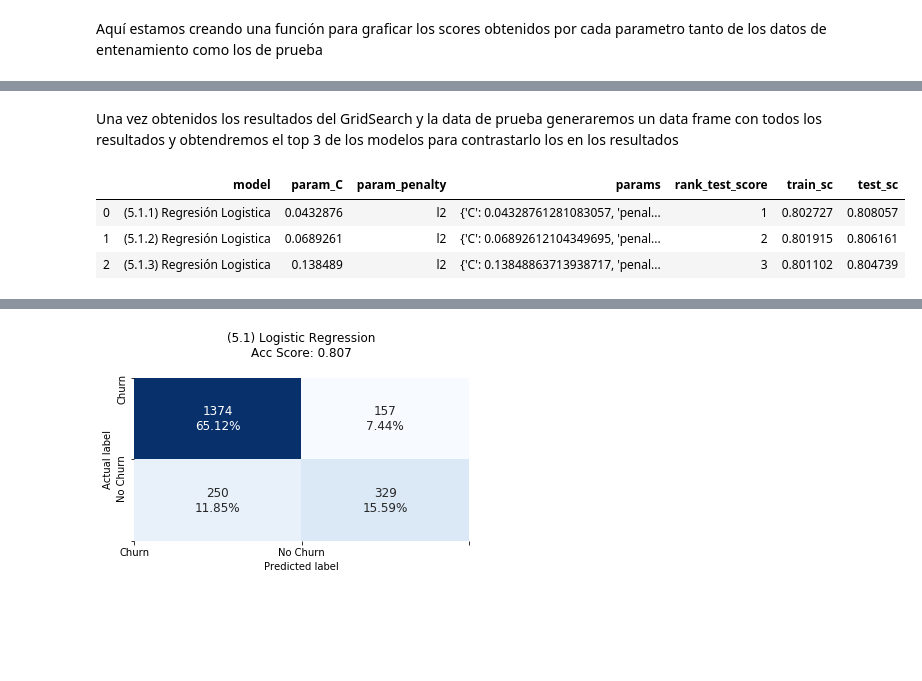
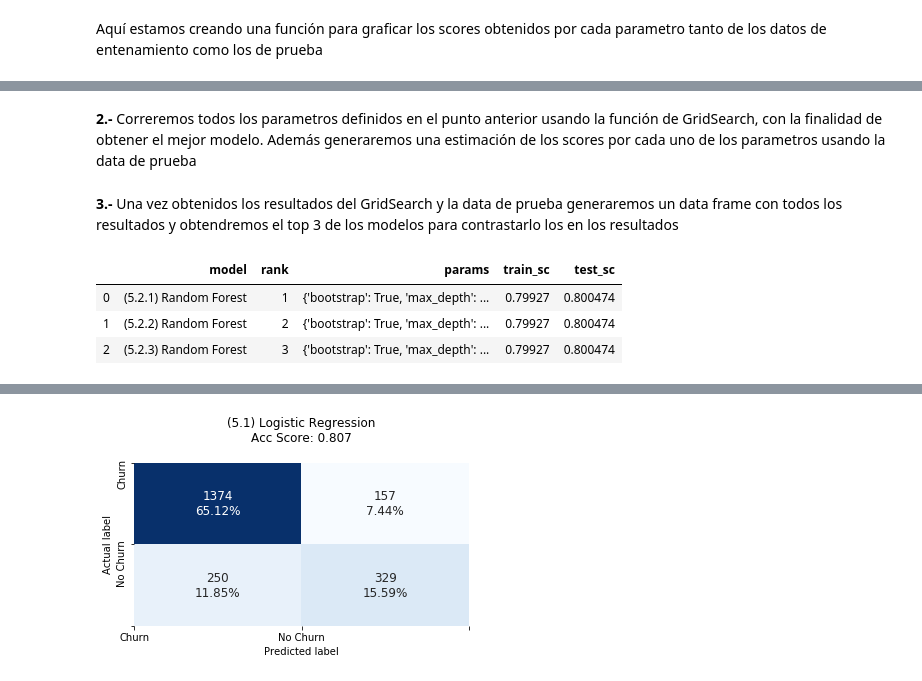
Before and after one commit to jorgeo80/UP_MCD, a Jupyter notebook: MachineLearning/Proyecto/CHURNAnalysis.ipynb, the cells around one changed output, grey strips where cells are left out. Drawn from its saved outputs; the diff is of its cells as text; code cells hidden in the pictures; blank space fills up the shorter version.

```diff
--- a/MachineLearning/Proyecto/CHURNAnalysis.ipynb
+++ b/MachineLearning/Proyecto/CHURNAnalysis.ipynb
@@ -265,43 +367,57 @@ Generaremos una estimación de los scores por cada uno de los parametros usando
+# %% [markdown]
+**2.-** Correremos todos los parametros definidos en el punto anterior usando la función de GridSearch, con la finalidad de obtener el mejor modelo. Además generaremos una estimación de los scores por cada uno de los parametros usando la data de prueba
 # %%
+# Incializamos in GridSearch para definir los mejores parametro
+rf_cl_cv = GridSearchCV(rf_cl, param_grid, cv = crossValidation)
+# Ajustamos la data de entrenamiento
+rf_cl_cv.fit(X_train, y_train)
+
+# Generamos una lista vacia que contendra las evaluaciones de prueba de cada uno de los modelos
 test_sc = list()
-parameters = lr_cv.cv_results_['params']
+parameters = rf_cl_cv.cv_results_['params']
 
 # Hacemos un loop para iterar sobre todos los parametros
 for value in parameters:
     # Creamos el modelo y lo ajustamos
-    lr = LogisticRegression(C = value['C'], penalty=value['penalty'], max_iter=1000,
-                            random_state=3013, solver='liblinear')
-    lr.fit(X_train, y_train)
+    rf_cl = RandomForestClassifier(random_state = 3013, **value)
+    rf_cl.fit(X_train, y_train)
     # Agregamos los resultados de nuestros scores a nuestras listas
-    test_sc.append(lr.score(X_test, y_test))
+    test_sc.append(rf_cl.score(X_test, y_test))
 # %% [markdown]
-Una vez obtenidos los resultados del GridSearch y la data de prueba generaremos un data frame con todos los resultados y obtendremos el top 3 de los modelos para contrastarlo los en los resultados
+**3.-** Una vez obtenidos los resultados del GridSearch y la data de prueba generaremos un data frame con todos los resultados y obtendremos el top 3 de los modelos para contrastarlo los en los resultados
 # %%
 # Generamos el data frame de los resultados
-cv_results = pd.DataFrame(lr_cv.cv_results_)
+cv_results = pd.DataFrame(rf_cl_cv.cv_results_)
 
 # Generamos una variable llamada train_sc que contendra los scores de entrenamiento
 cv_results['train_sc'] = cv_results['mean_test_score']
 
-# Generamos una variable llamada model que tendra el nombre del modelo y ranking
-cv_results['x1'] = ['(5.1.'] * cv_results.shape[0]
-cv_results['x2'] = [') Regresión Logistica'] * cv_results.shape[0]
-cv_results['model'] = cv_results['x1'] + cv_results['rank_test_score'].astype(str) + cv_results['x2']
-
 # Generamos una variable llamada test_sc que contendra los scores de prueba
 cv_results['test_sc'] = test_sc
 
+# Ordenamos los scores de mayor a menor para poder tener un criterio de selección
+# en caso de empate en la variable rank_score_test
+cv_results = cv_results.sort_values(by=['train_sc', 'test_sc'],
+                                    ascending=[False, False]).reset_index(drop=True)
+cv_results['rank'] = cv_results.index +  1
+
+# Generamos una variable llamada model que tendra el nombre del modelo y ranking
+cv_results['x1'] = ['('+ modelNumber +'.'] * cv_results.shape[0]
+cv_results['x2'] = [') '+ modelType] * cv_results.shape[0]
+cv_results['model'] = cv_results['x1'] + cv_results['rank'].astype(str) + cv_results['x2']
+
 # Seleccionamos las variables y el orden en que se guardara nuestro data frame
-cv_results = cv_results[['model', 'rank_test_score', 'param_C', 'param_penalty',
+cv_results = cv_results[['model', 'rank', 'param_bootstrap', 'param_max_depth',
+                         'param_max_features', 'param_min_samples_leaf',
+                         'param_min_samples_split', 'param_n_estimators',
                          'params', 'train_sc', 'test_sc']]
 
-# Seleccionamos y creamos un nuevo data frame solo con el top de los modelos obtenidos en el punto anterior
-lr_top3 = cv_results[cv_results['rank_test_score']<=3].sort_values(by=['rank_test_score'])
-lr_top3 = lr_top3.reset_index(drop=True)
-lr_top3
+# Seleccionamos el top de los modelos usando la variable rank
+rf_cl_top3 = cv_results[cv_results['rank'] < 4]
+rf_cl_top3[['model', 'rank', 'params', 'train_sc', 'test_sc']]
 # %% [output]
-|  | model | param_C | param_penalty | params | rank_test_score | train_sc | test_sc |
-| 0 | (5.1.1) Regresión Logistica | 0.0432876 | l2 | {'C': 0.04328761281083057, 'penal... | 1 | 0.802727 | 0.808057 |
-| 1 | (5.1.2) Regresión Logistica | 0.0689261 | l2 | {'C': 0.06892612104349695, 'penal... | 2 | 0.801915 | 0.806161 |
-| 2 | (5.1.3) Regresión Logistica | 0.138489 | l2 | {'C': 0.13848863713938717, 'penal... | 3 | 0.801102 | 0.804739 |
+|  | model | rank | params | train_sc | test_sc |
+| 0 | (5.2.1) Random Forest | 1 | {'bootstrap': True, 'max_depth': ... | 0.79927 | 0.800474 |
+| 1 | (5.2.2) Random Forest | 2 | {'bootstrap': True, 'max_depth': ... | 0.79927 | 0.800474 |
+| 2 | (5.2.3) Random Forest | 3 | {'bootstrap': True, 'max_depth': ... | 0.79927 | 0.800474 |
 # %% [markdown]
```
Also changed, not shown: parts of 49 cells of this notebook.
